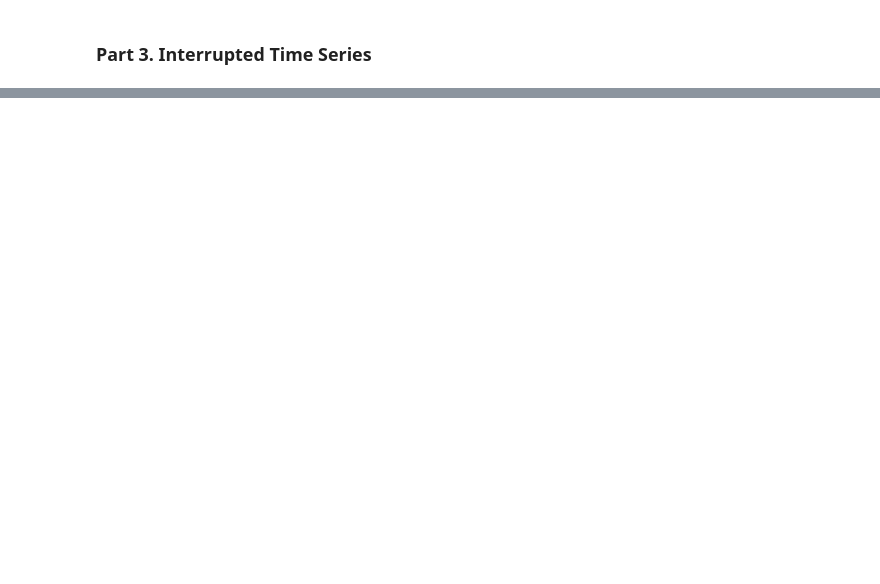
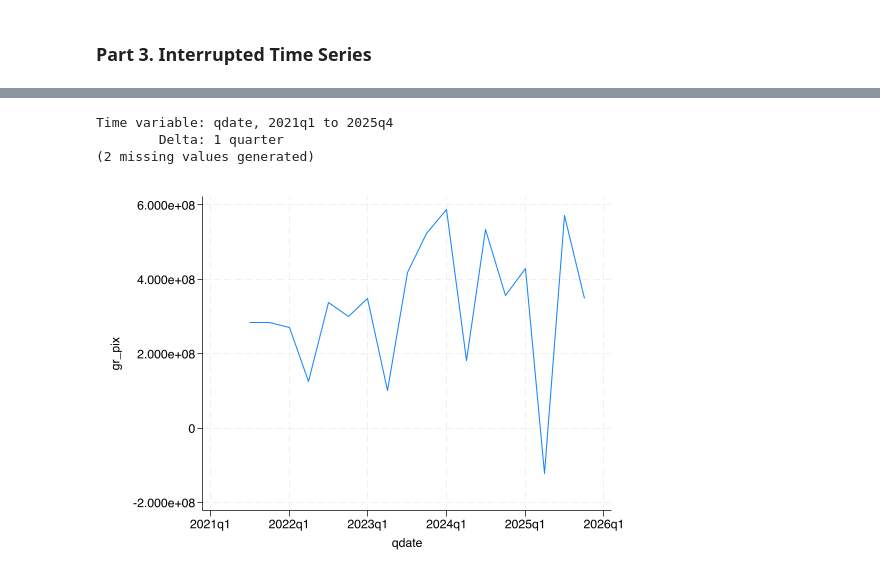
Before and after one commit to LeoXie1023/Brazil_Open_Finance, a Jupyter notebook: Quant Analysis.ipynb, the cells around one changed output, grey strips where cells are left out. Saved outputs shown, nothing was run; the diff lists cells and outputs as text; code cells hidden in the pictures; blank space fills up the shorter version.

```diff
--- a/Quant Analysis.ipynb
+++ b/Quant Analysis.ipynb
@@ -201,0 +210,12 @@ twoway ///
+# %%
+gen qdate = qofd(dofm(mdate))
+format qdate %tq
+collapse (mean) pix other ibc_br selic ipca fx, by(qdate)
+tsset qdate
+gen gr_pix = dl.pix
+tsline gr_pix
+# %% [output]
+Time variable: qdate, 2021q1 to 2025q4
+        Delta: 1 quarter
+(2 missing values generated)
+[figure, added]
```
Also changed, not shown: parts of 21 cells of this notebook, 1 other file.
